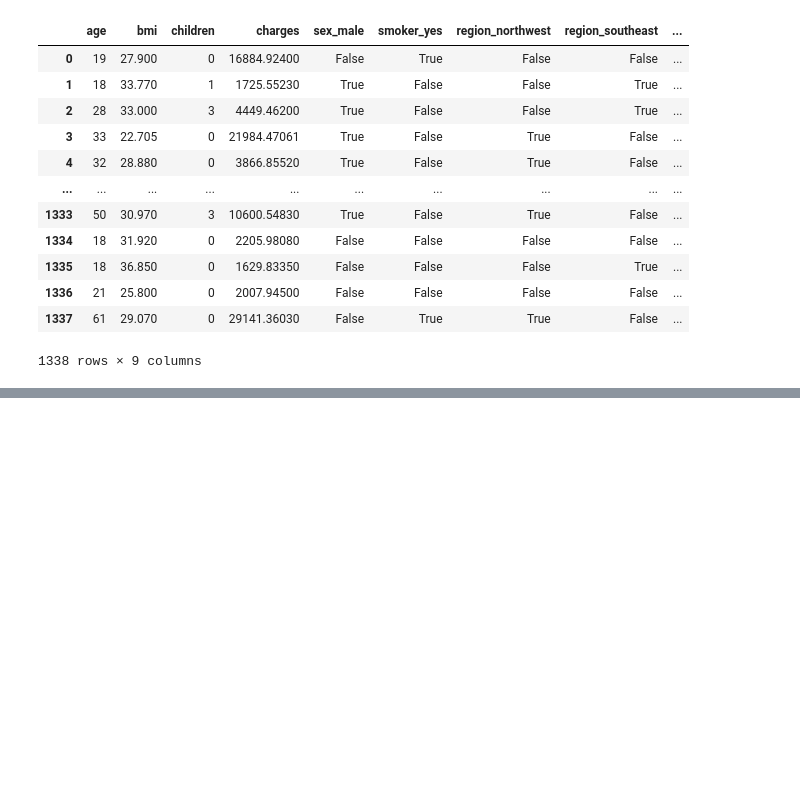
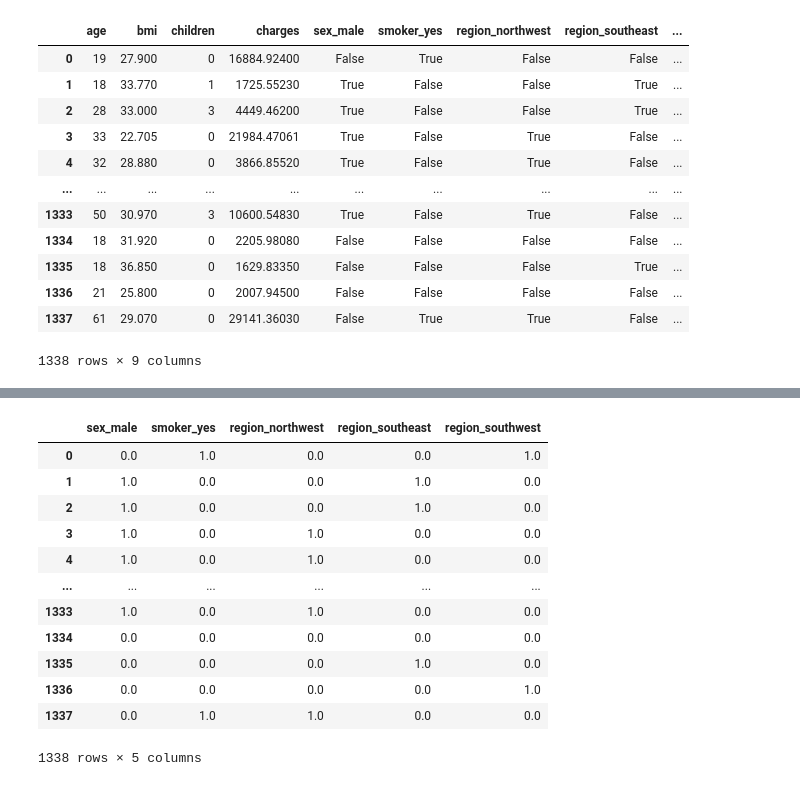
Before and after one commit to RishatTalukder/Deep_Learning_With_Tensorflow, a Jupyter notebook: 2_regression/2_regression_project.ipynb, the cells around one changed output, grey strips where cells are left out. Cells and saved outputs as stored; diff of their text form; code cells hidden in the pictures; blank space fills up the shorter version.

```diff
--- a/2_regression/2_regression_project.ipynb
+++ b/2_regression/2_regression_project.ipynb
@@ -188,0 +197,23 @@ pd.get_dummies(
+# %%
+from sklearn.preprocessing import OneHotEncoder
+
+encoder = OneHotEncoder(
+    sparse_output=False,
+    drop="first",
+)
+encoder.set_output(transform="pandas")
+encoder.fit_transform(data[["sex", "smoker", "region"]])
+# %% [output]
+|  | sex_male | smoker_yes | region_northwest | region_southeast | region_southwest |
+| 0 | 0.0 | 1.0 | 0.0 | 0.0 | 1.0 |
+| 1 | 1.0 | 0.0 | 0.0 | 1.0 | 0.0 |
+| 2 | 1.0 | 0.0 | 0.0 | 1.0 | 0.0 |
+| 3 | 1.0 | 0.0 | 1.0 | 0.0 | 0.0 |
+| 4 | 1.0 | 0.0 | 1.0 | 0.0 | 0.0 |
+| ... | ... | ... | ... | ... | ... |
+| 1333 | 1.0 | 0.0 | 1.0 | 0.0 | 0.0 |
+| 1334 | 0.0 | 0.0 | 0.0 | 0.0 | 0.0 |
+| 1335 | 0.0 | 0.0 | 0.0 | 1.0 | 0.0 |
+| 1336 | 0.0 | 0.0 | 0.0 | 0.0 | 1.0 |
+| 1337 | 0.0 | 1.0 | 1.0 | 0.0 | 0.0 |
+1338 rows × 5 columns
```
Also changed, not shown: parts of 22 cells of this notebook.
